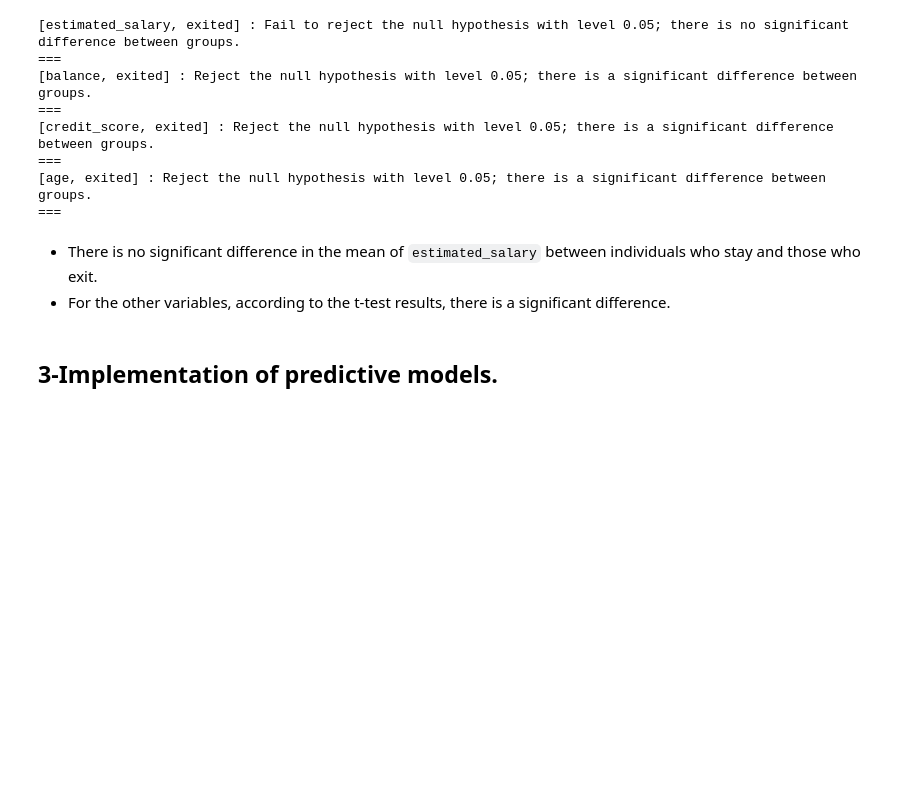
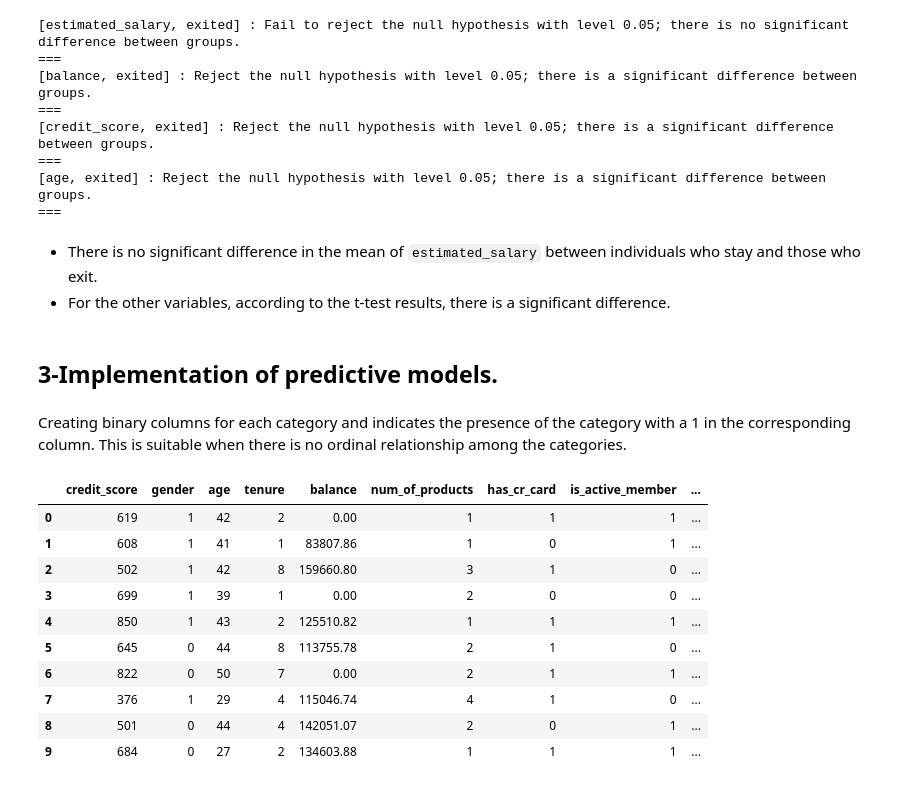
Before and after one commit to mus514/Bank-customer-churn, a Jupyter notebook: churm_project.ipynb, the cells around one changed output. Cells and saved outputs as stored; diff of their text form; code cells hidden in the pictures; blank space fills up the shorter version.

```diff
--- a/churm_project.ipynb
+++ b/churm_project.ipynb
@@ -301,0 +328,20 @@ student_test(df, numeric_col, group_by='exited', alpha_level=0.05)
+# %% [markdown]
+Creating binary columns for each category and indicates the presence of the category with a 1 in the corresponding column. This is suitable when there is no ordinal relationship among the categories.
+# %%
+df= pd.get_dummies(df, columns=['geography'], prefix="is")
+df["gender"] = df["gender"].replace({"Female":1, "Male":0})
+exited = df.pop("exited")
+df["exited"] = exited
+df.head(10)
+# %% [output]
+|  | credit_score | gender | age | tenure | balance | num_of_products | has_cr_card | is_active_member | ... |
+| 0 | 619 | 1 | 42 | 2 | 0.00 | 1 | 1 | 1 | ... |
+| 1 | 608 | 1 | 41 | 1 | 83807.86 | 1 | 0 | 1 | ... |
+| 2 | 502 | 1 | 42 | 8 | 159660.80 | 3 | 1 | 0 | ... |
+| 3 | 699 | 1 | 39 | 1 | 0.00 | 2 | 0 | 0 | ... |
+| 4 | 850 | 1 | 43 | 2 | 125510.82 | 1 | 1 | 1 | ... |
+| 5 | 645 | 0 | 44 | 8 | 113755.78 | 2 | 1 | 0 | ... |
+| 6 | 822 | 0 | 50 | 7 | 0.00 | 2 | 1 | 1 | ... |
+| 7 | 376 | 1 | 29 | 4 | 115046.74 | 4 | 1 | 0 | ... |
+| 8 | 501 | 0 | 44 | 4 | 142051.07 | 2 | 0 | 1 | ... |
+| 9 | 684 | 0 | 27 | 2 | 134603.88 | 1 | 1 | 1 | ... |
```
Also changed, not shown: parts of 12 cells of this notebook, 1 other file.
